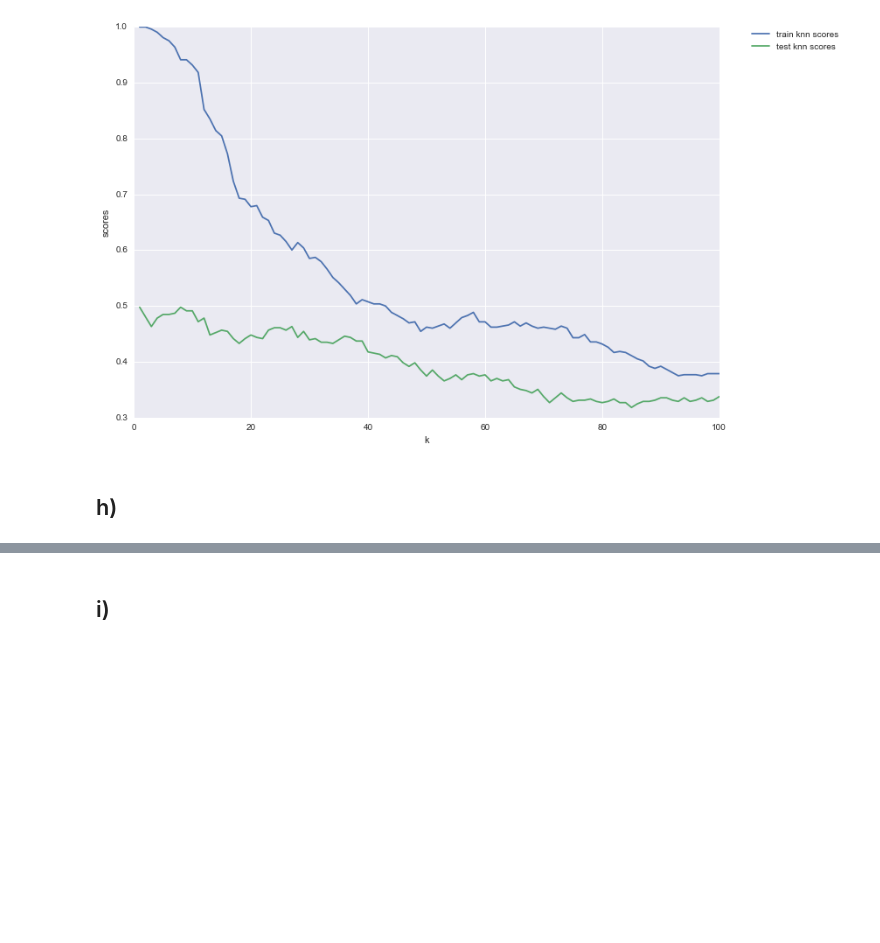
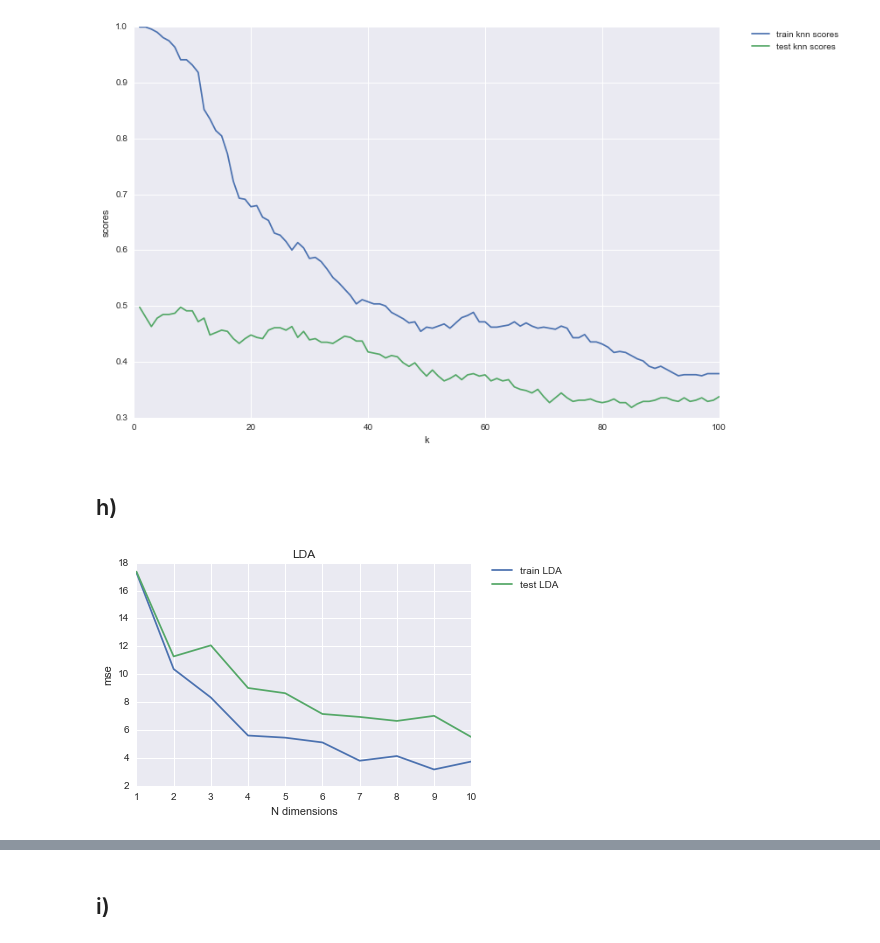
Before and after one commit to Jencks/ML-Tarea2, a Jupyter notebook: Informe.ipynb, the cells around one changed output, grey strips where cells are left out. Saved outputs shown, nothing was run; the diff lists cells and outputs as text; code cells hidden in the pictures; blank space fills up the shorter version.

```diff
--- a/Informe.ipynb
+++ b/Informe.ipynb
@@ -169,3 +159,91 @@ plt.show()
 [figure]
 # %% [markdown]
 ## h)
+# %%
+lda_mse_train_list = []
+lda_mse_test_list = []
+qda_mse_train_list = []
+qda_mse_test_list = []
+knn_mse_train_list = []
+knn_mse_test_list = []
+for d in range(1,11):
+    sklearn_pca = PCA(n_components=d)
+    Xred_pca = sklearn_pca.fit_transform(X_std)
+    Xred_pca_test = sklearn_pca.transform(X_std_test)
+
+    #LDA
+    lda_model = LDA()
+    lda_model.fit(Xred_pca,y)
+
+    lda_predictions_train = lda_model.predict(Xred_pca)
+    lda_predictions_test = lda_model.predict(Xred_pca_test)
+
+    lda_residuals_train = lda_predictions_train - y
+    lda_residuals_test = lda_predictions_test - ytest
+
+    lda_mse_train = np.mean(np.power(lda_residuals_train, 2))
+    lda_mse_test = np.mean(np.power(lda_residuals_test, 2))
+
+    lda_mse_train_list.append(lda_mse_train)
+    lda_mse_test_list.append(lda_mse_test)
+
+    #QDA
+    qda_model = QDA()
+    qda_model.fit(Xred_pca,y)
+
+    qda_predictions_train = qda_model.predict(Xred_pca)
+    qda_predictions_test = qda_model.predict(Xred_pca_test)
+
+    qda_residuals_train = qda_predictions_train - y
+    qda_residuals_test = qda_predictions_test - ytest
+
+    qda_mse_train = np.mean(np.power(qda_residuals_train, 2))
+    qda_mse_test = np.mean(np.power(qda_residuals_test, 2))
+
+    qda_mse_train_list.append(qda_mse_train)
+    qda_mse_test_list.append(qda_mse_test)
+
+    #k-NN
+    knn_model = KNeighborsClassifier()
+    knn_model.fit(Xred_pca,y)
+
+    knn_predictions_train = knn_model.predict(Xred_pca)
+    knn_predictions_test = knn_model.predict(Xred_pca_test)
+
+    knn_residuals_train = knn_predictions_train - y
+    knn_residuals_test = knn_predictions_test - ytest
+
+    knn_mse_train = np.mean(np.power(knn_residuals_train, 2))
+    knn_mse_test = np.mean(np.power(knn_residuals_test, 2))
+
+    knn_mse_train_list.append(knn_mse_train)
+    knn_mse_test_list.append(knn_mse_test)
+
+plt.figure(figsize=(6, 4))
+plt.plot(range(1,11), lda_mse_train_list, label="train LDA")
+plt.plot(range(1,11), lda_mse_test_list, label="test LDA")
+plt.ylabel('mse')
+plt.xlabel('N dimensions')
+plt.title("LDA")
+plt.legend(bbox_to_anchor=(1.05, 1), loc=2, borderaxespad=0.)
+plt.show()
+
+plt.figure(figsize=(6, 4))
+plt.plot(range(1,11), qda_mse_train_list, label="train QDA")
+plt.plot(range(1,11), qda_mse_test_list, label="test QDA")
+plt.ylabel('mse')
+plt.xlabel('N dimensions')
+plt.title("QDA")
+plt.legend(bbox_to_anchor=(1.05, 1), loc=2, borderaxespad=0.)
+plt.show()
+
+plt.figure(figsize=(6, 4))
+plt.plot(range(1,11), knn_mse_train_list, label="train k-NN")
+plt.plot(range(1,11), knn_mse_test_list, label="test k-NN")
+plt.ylabel('mse')
+plt.xlabel('N dimensions')
+plt.title("k-NN")
+plt.legend(bbox_to_anchor=(1.05, 1), loc=2, borderaxespad=0.)
+plt.show()
+# %% [output]
+[figure, added]
```
Also changed, not shown: parts of 6 cells of this notebook.
